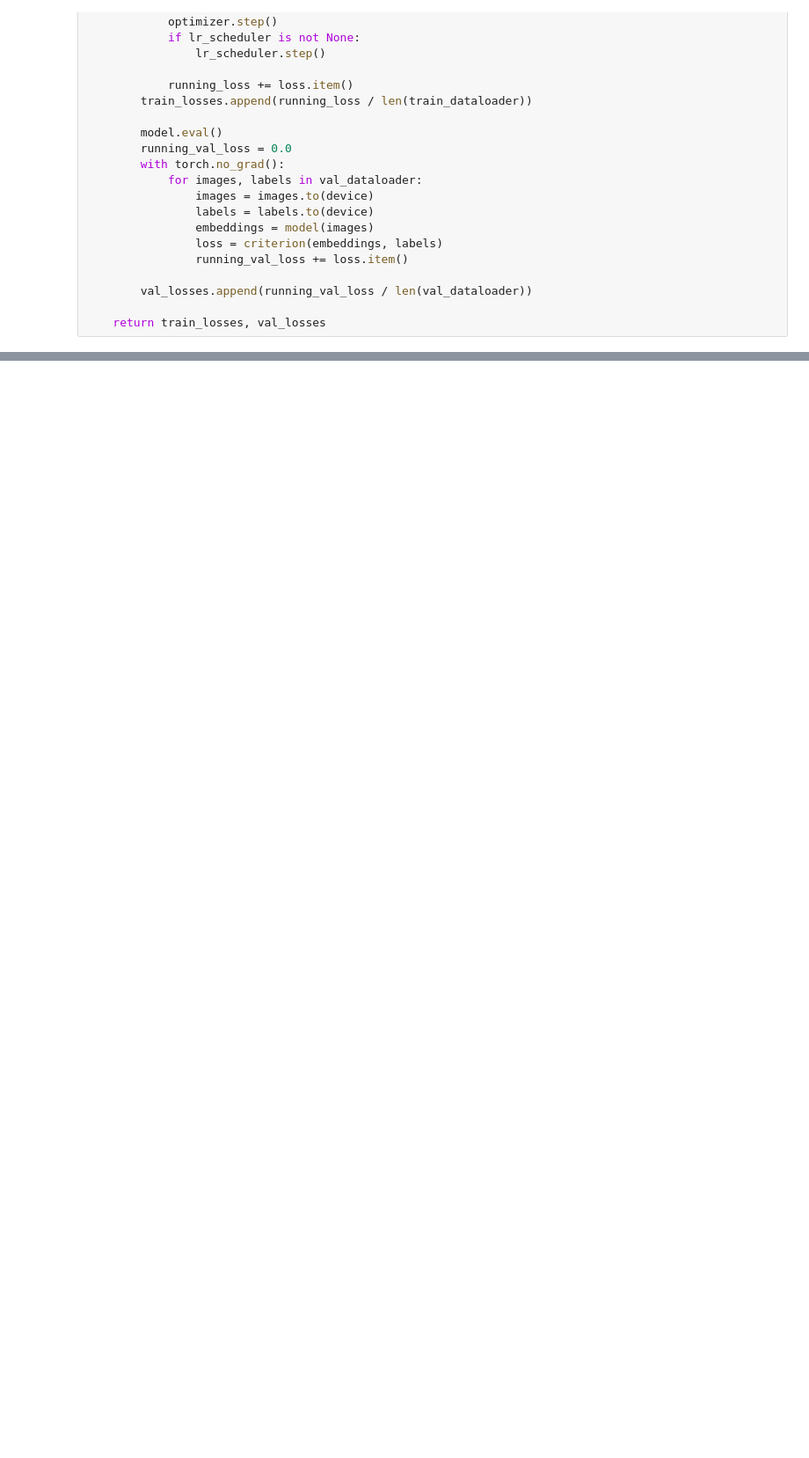
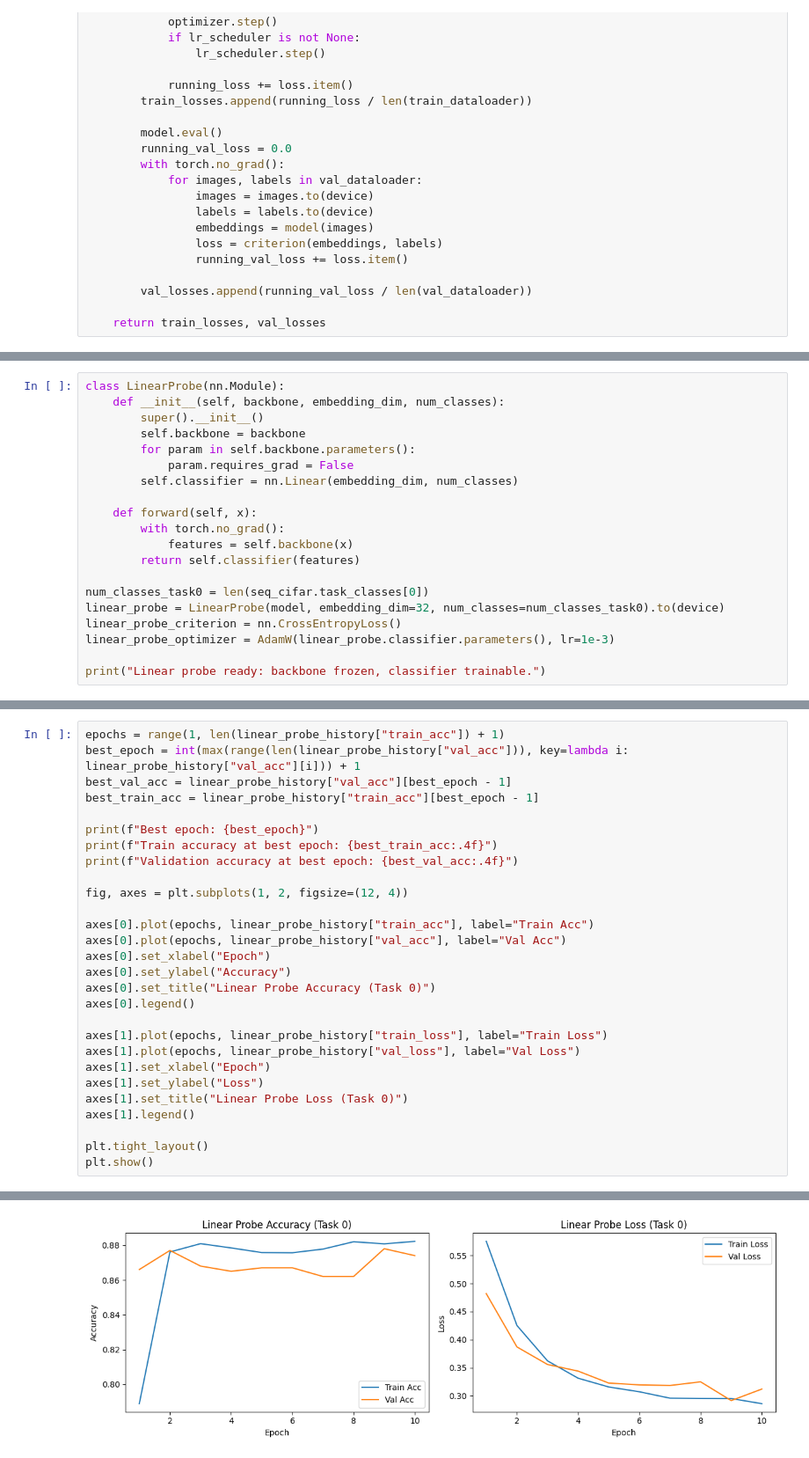
Before and after one commit to AlexBodner/vision-avanzada-continual-learning, a Jupyter notebook: supervised_contrastative_learning_42.ipynb, the cells around one changed output, grey strips where cells are left out. Shown at 88% size. Cells and saved outputs as stored; diff of their text form; blank space fills up the shorter version.

```diff
--- a/supervised_contrastative_learning_42.ipynb
+++ b/supervised_contrastative_learning_42.ipynb
@@ -92,0 +109,20 @@ KeyboardInterrupt:
+# %%
+class LinearProbe(nn.Module):
+    def __init__(self, backbone, embedding_dim, num_classes):
+        super().__init__()
+        self.backbone = backbone
+        for param in self.backbone.parameters():
+            param.requires_grad = False
+        self.classifier = nn.Linear(embedding_dim, num_classes)
+
+    def forward(self, x):
+        with torch.no_grad():
+            features = self.backbone(x)
+        return self.classifier(features)
+
+num_classes_task0 = len(seq_cifar.task_classes[0])
+linear_probe = LinearProbe(model, embedding_dim=32, num_classes=num_classes_task0).to(device)
+linear_probe_criterion = nn.CrossEntropyLoss()
+linear_probe_optimizer = AdamW(linear_probe.classifier.parameters(), lr=1e-3)
+
+print("Linear probe ready: backbone frozen, classifier trainable.")
@@ -92,0 +241,29 @@ KeyboardInterrupt:
+# %%
+epochs = range(1, len(linear_probe_history["train_acc"]) + 1)
+best_epoch = int(max(range(len(linear_probe_history["val_acc"])), key=lambda i: linear_probe_history["val_acc"][i])) + 1
+best_val_acc = linear_probe_history["val_acc"][best_epoch - 1]
+best_train_acc = linear_probe_history["train_acc"][best_epoch - 1]
+
+print(f"Best epoch: {best_epoch}")
+print(f"Train accuracy at best epoch: {best_train_acc:.4f}")
+print(f"Validation accuracy at best epoch: {best_val_acc:.4f}")
+
+fig, axes = plt.subplots(1, 2, figsize=(12, 4))
+
+axes[0].plot(epochs, linear_probe_history["train_acc"], label="Train Acc")
+axes[0].plot(epochs, linear_probe_history["val_acc"], label="Val Acc")
+axes[0].set_xlabel("Epoch")
+axes[0].set_ylabel("Accuracy")
+axes[0].set_title("Linear Probe Accuracy (Task 0)")
+axes[0].legend()
+
+axes[1].plot(epochs, linear_probe_history["train_loss"], label="Train Loss")
+axes[1].plot(epochs, linear_probe_history["val_loss"], label="Val Loss")
+axes[1].set_xlabel("Epoch")
+axes[1].set_ylabel("Loss")
+axes[1].set_title("Linear Probe Loss (Task 0)")
+axes[1].legend()
+
+plt.tight_layout()
+plt.show()
+# %% [output]
@@ -92,0 +273 @@ KeyboardInterrupt:
+[figure, added]
```
Also changed, not shown: parts of 8 cells of this notebook, 2 other files.
